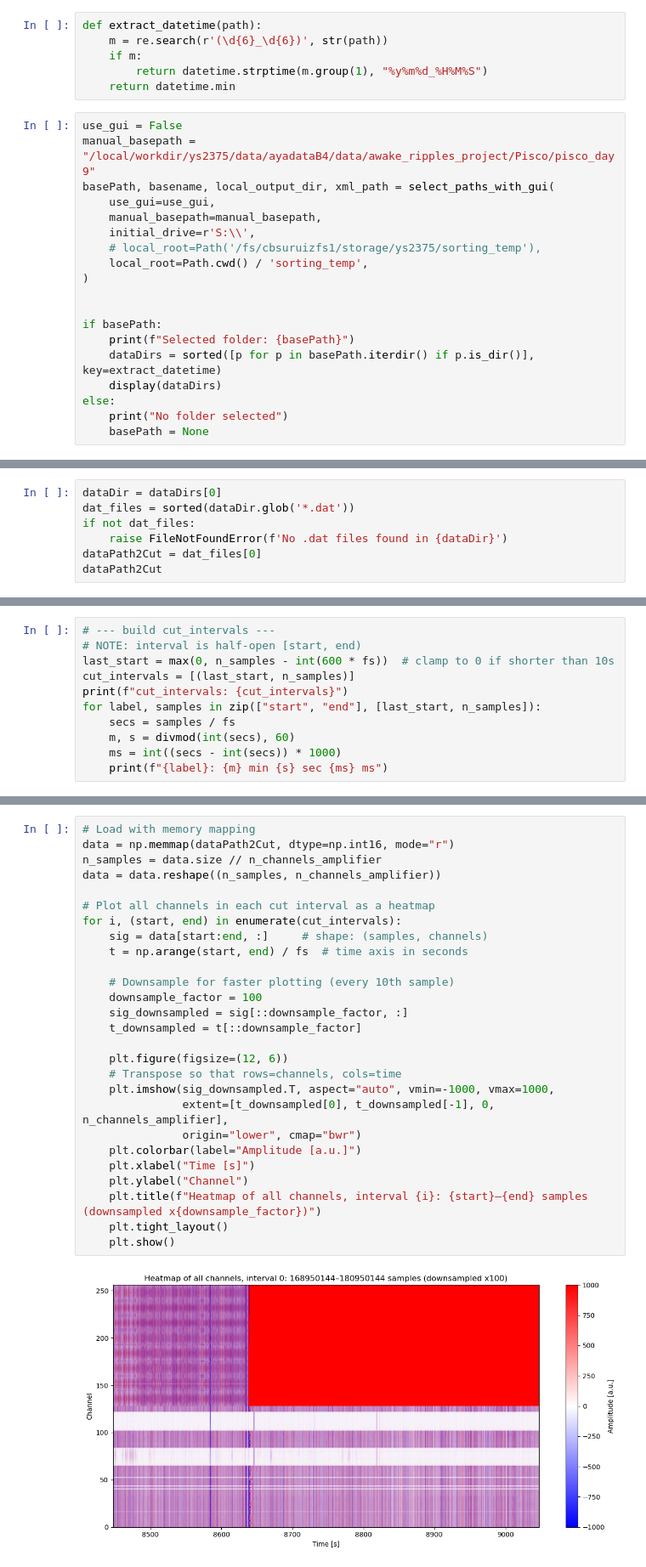
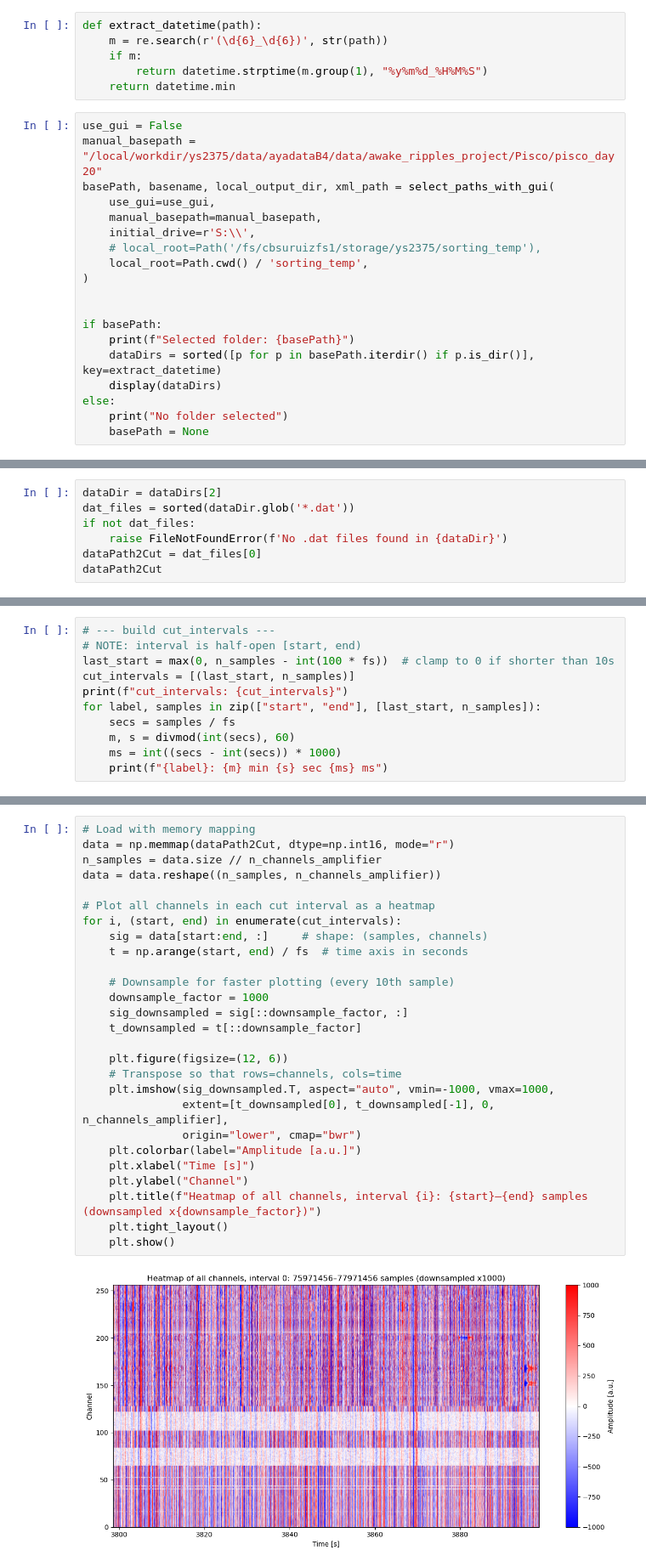
Before and after one commit to yoshihito-saito/PreprocessPipeline, a Jupyter notebook: preProcess_raw.ipynb, the cells around one changed output, grey strips where cells are left out. Shown at 85% size. Cells and saved outputs as stored; diff of their text form.

```diff
--- a/preProcess_raw.ipynb
+++ b/preProcess_raw.ipynb
@@ -25,7 +25,7 @@ def extract_datetime(path):
     return datetime.min
 # %%
 use_gui = False
-manual_basepath = "/local/workdir/ys2375/data/ayadataB4/data/awake_ripples_project/Pisco/pisco_day9"
+manual_basepath = "/local/workdir/ys2375/data/ayadataB4/data/awake_ripples_project/Pisco/pisco_day20"
 basePath, basename, local_output_dir, xml_path = select_paths_with_gui(
     use_gui=use_gui,
     manual_basepath=manual_basepath,
@@ -48,5 +51,5 @@ Selected folder: /fs/ayadata2-afr77.nbb.cornell.edu/volume4/ayadataB4/data/awake
 # %%
-dataDir = dataDirs[0]
+dataDir = dataDirs[2]
 dat_files = sorted(dataDir.glob('*.dat'))
 if not dat_files:
     raise FileNotFoundError(f'No .dat files found in {dataDir}')
@@ -70,7 +73,7 @@ n_samples: 180950144, duration: 150 min 47 sec 507 ms
 # %%
 # --- build cut_intervals ---
 # NOTE: interval is half-open [start, end)
-last_start = max(0, n_samples - int(600 * fs))  # clamp to 0 if shorter than 10s
+last_start = max(0, n_samples - int(100 * fs))  # clamp to 0 if shorter than 10s
 cut_intervals = [(last_start, n_samples)]
 print(f"cut_intervals: {cut_intervals}")
 for label, samples in zip(["start", "end"], [last_start, n_samples]):
@@ -85,30 +88,30 @@ end: 150 min 47 sec 507 ms
 # %%
 # Load with memory mapping
 data = np.memmap(dataPath2Cut, dtype=np.int16, mode="r")
 n_samples = data.size // n_channels_amplifier
 data = data.reshape((n_samples, n_channels_amplifier))
 
 # Plot all channels in each cut interval as a heatmap
 for i, (start, end) in enumerate(cut_intervals):
     sig = data[start:end, :]     # shape: (samples, channels)
     t = np.arange(start, end) / fs  # time axis in seconds
 
     # Downsample for faster plotting (every 10th sample)
-    downsample_factor = 100
+    downsample_factor = 1000
     sig_downsampled = sig[::downsample_factor, :]
     t_downsampled = t[::downsample_factor]
 
     plt.figure(figsize=(12, 6))
     # Transpose so that rows=channels, cols=time
     plt.imshow(sig_downsampled.T, aspect="auto", vmin=-1000, vmax=1000,
                extent=[t_downsampled[0], t_downsampled[-1], 0, n_channels_amplifier],
                origin="lower", cmap="bwr")
     plt.colorbar(label="Amplitude [a.u.]")
     plt.xlabel("Time [s]")
     plt.ylabel("Channel")
     plt.title(f"Heatmap of all channels, interval {i}: {start}–{end} samples (downsampled x{downsample_factor})")
     plt.tight_layout()
     plt.show()
 # %% [output]
-[figure, old version]
+[figure, new version]
 # %%
```
Also changed, not shown: parts of 7 cells of this notebook, 4 other files.
